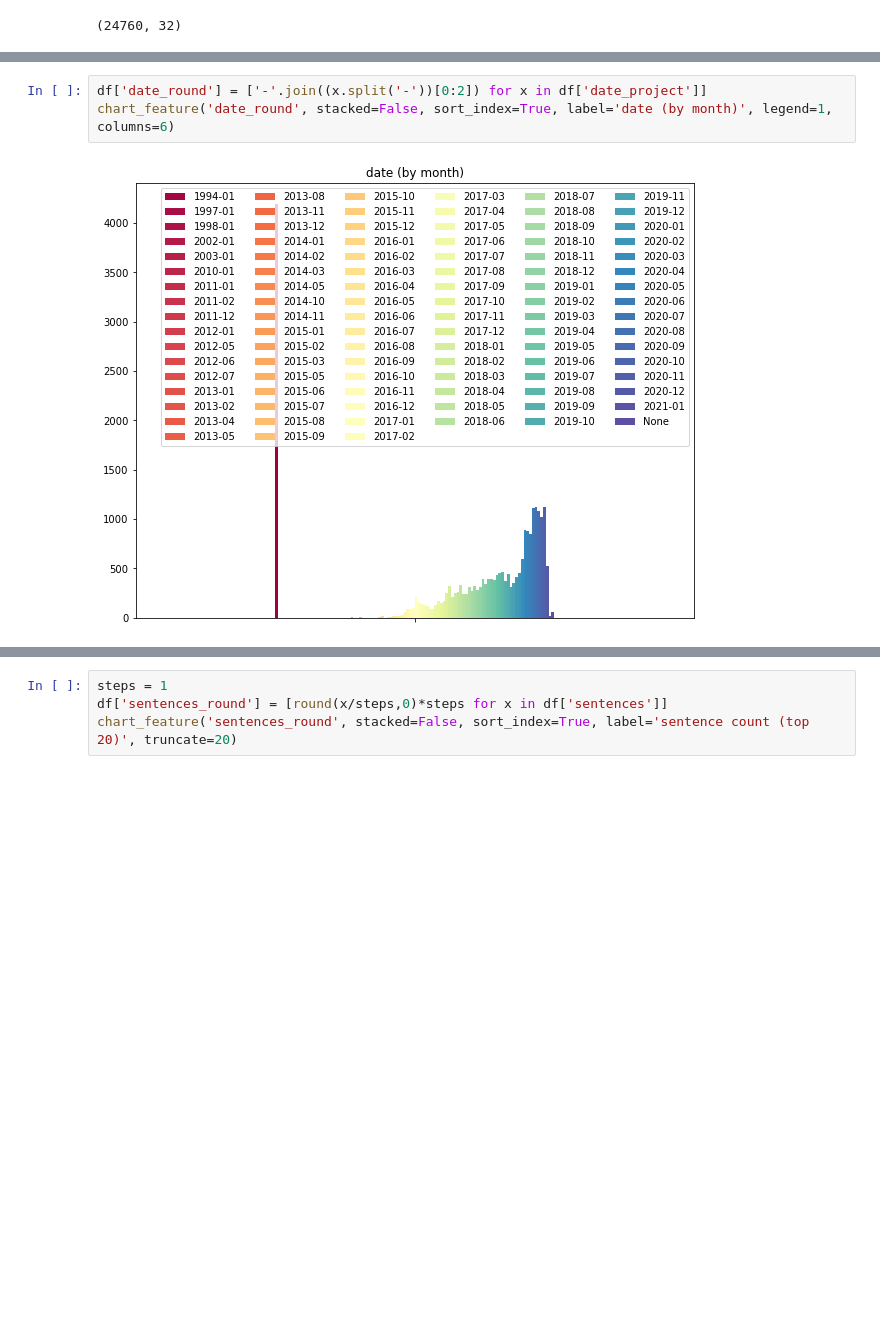
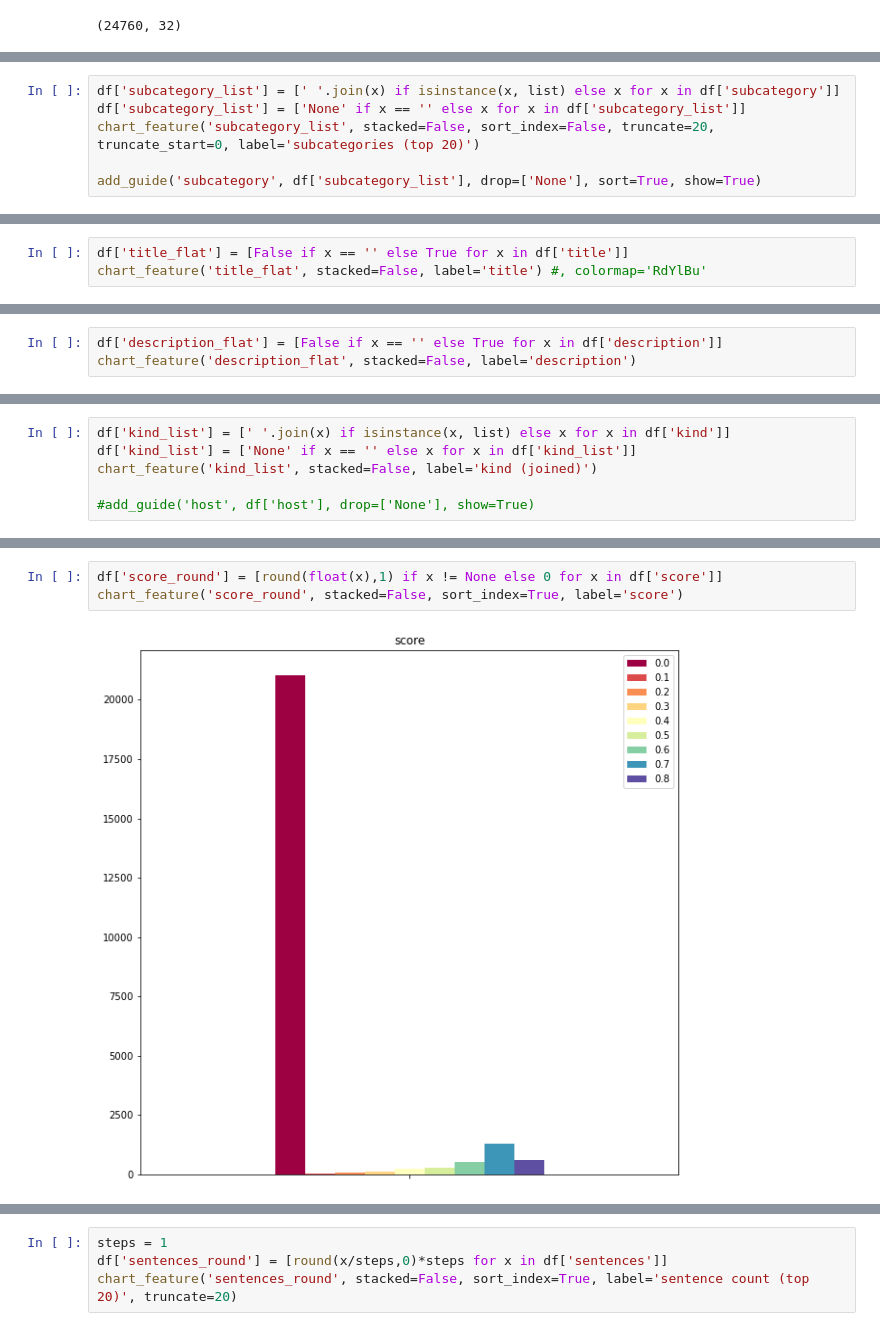
Before and after one commit to pepe-io/usecase2mlalg, a Jupyter notebook: scripts/91_visualize_collected_data.ipynb, the cells around one changed output, grey strips where cells are left out. Cells and saved outputs as stored; diff of their text form; blank space fills up the shorter version.

```diff
--- a/scripts/91_visualize_collected_data.ipynb
+++ b/scripts/91_visualize_collected_data.ipynb
@@ -170,0 +201,6 @@ chart_feature('category_score_round', stacked=False, sort_index=True, label='cat
+# %%
+df['subcategory_list'] = [' '.join(x) if isinstance(x, list) else x for x in df['subcategory']]
+df['subcategory_list'] = ['None' if x == '' else x for x in df['subcategory_list']]
+chart_feature('subcategory_list', stacked=False, sort_index=False, truncate=20, truncate_start=0, label='subcategories (top 20)')
+
+add_guide('subcategory', df['subcategory_list'], drop=['None'], sort=True, show=True)
@@ -175,0 +215,3 @@ chart_feature('subcategory_score_round', stacked=False, sort_index=True, label='
+# %%
+df['title_flat'] = [False if x == '' else True for x in df['title']]
+chart_feature('title_flat', stacked=False, label='title') #, colormap='RdYlBu'
@@ -175,0 +220,3 @@ chart_feature('subcategory_score_round', stacked=False, sort_index=True, label='
+# %%
+df['description_flat'] = [False if x == '' else True for x in df['description']]
+chart_feature('description_flat', stacked=False, label='description')
@@ -175,0 +232,6 @@ chart_feature('subcategory_score_round', stacked=False, sort_index=True, label='
+# %%
+df['kind_list'] = [' '.join(x) if isinstance(x, list) else x for x in df['kind']]
+df['kind_list'] = ['None' if x == '' else x for x in df['kind_list']]
+chart_feature('kind_list', stacked=False, label='kind (joined)')
+
+#add_guide('host', df['host'], drop=['None'], show=True)
@@ -176,5 +258,5 @@ chart_feature('subcategory_score_round', stacked=False, sort_index=True, label='
 # %%
-df['date_round'] = ['-'.join((x.split('-'))[0:2]) for x in df['date_project']]
-chart_feature('date_round', stacked=False, sort_index=True, label='date (by month)', legend=1, columns=6)
+df['score_round'] = [round(float(x),1) if x != None else 0 for x in df['score']]
+chart_feature('score_round', stacked=False, sort_index=True, label='score')
 # %% [output]
-[figure, old version]
+[figure, new version]
```
Also changed, not shown: parts of 31 cells of this notebook, 6 other files.
